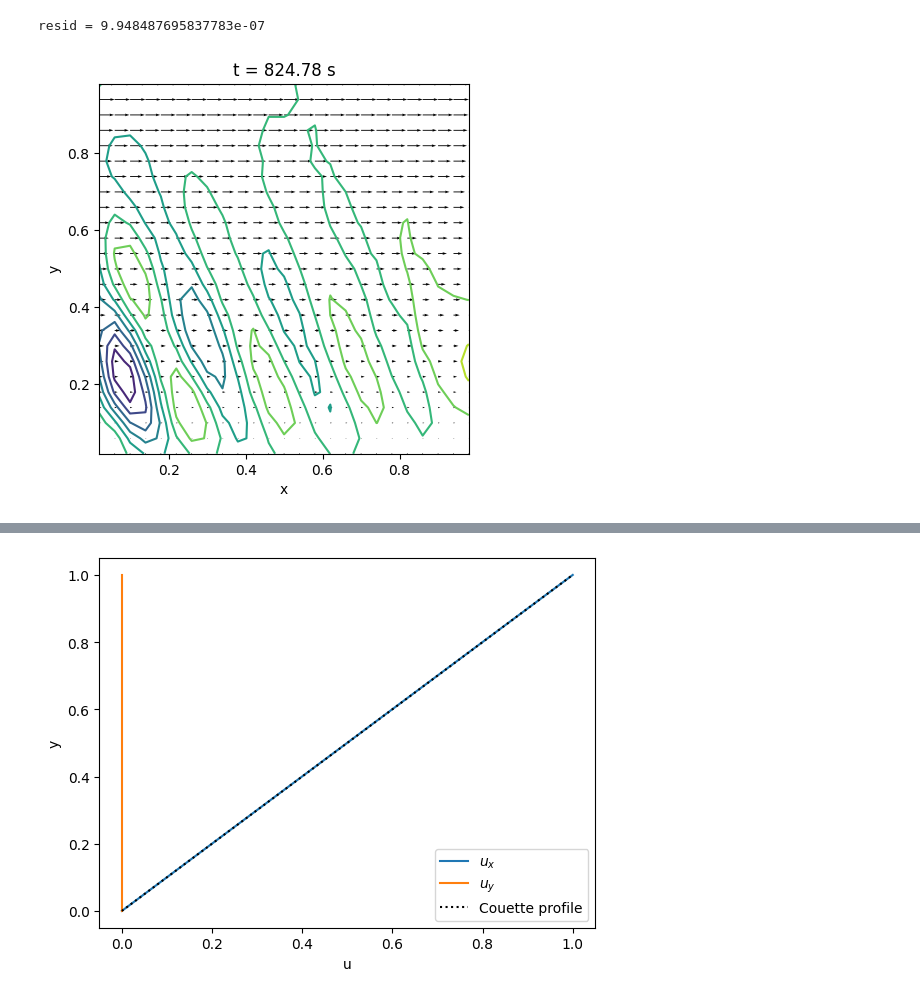
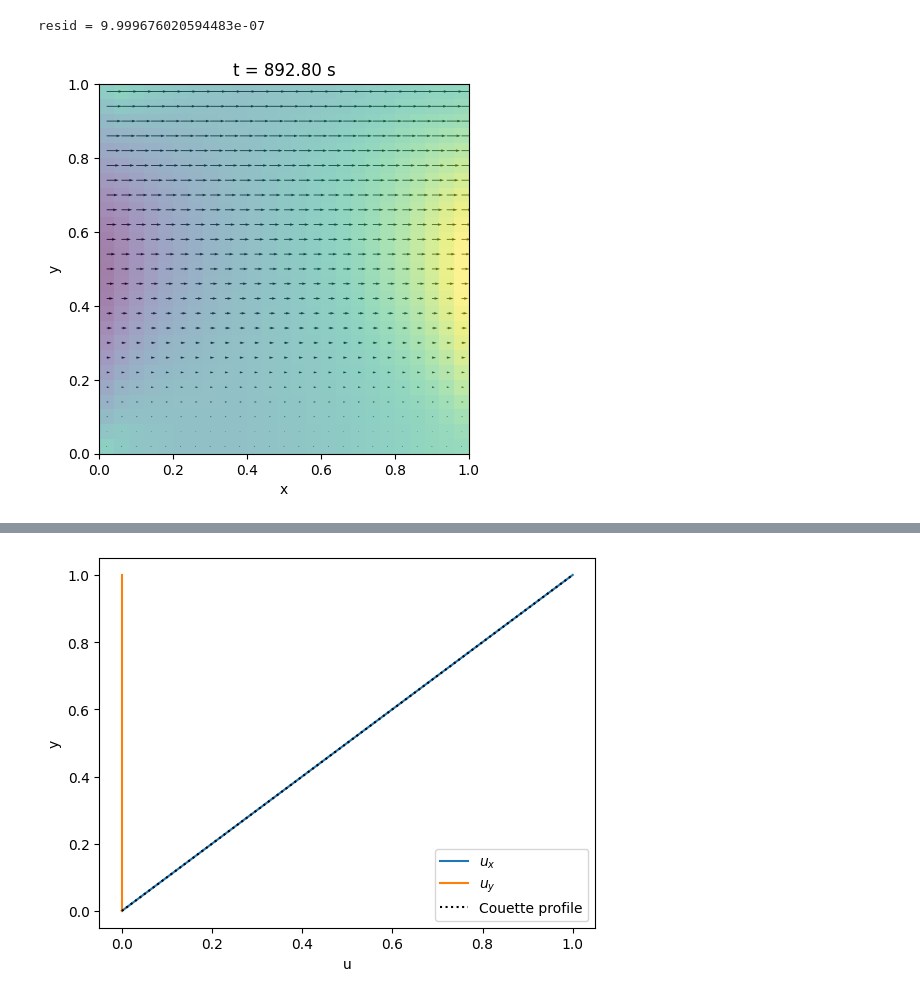
Before and after one commit to mmdski/nsfdpy, a Jupyter notebook: notebooks/couette.ipynb, the cells around one changed output, grey strips where cells are left out. Drawn from its saved outputs; the diff is of its cells as text; code cells hidden in the pictures.

```diff
--- a/notebooks/couette.ipynb
+++ b/notebooks/couette.ipynb
@@ -29,32 +31,32 @@ comp_ts = CompTimeStep(nsfd_config.geometry(),
                    nsfd_config.solver(),
                    nsfd_config.time())
 # %%
-while True:
+for n in range(100000):
 
     dt, (n_it, norm) = comp_ts(u2, p)
 
     if norm > nsfd_config.solver().eps:
-        raise RuntimeError("Computed pressure norm is greater than eps")
+        warnings.warn("Computed pressure norm is greater than eps", RuntimeWarning)
 
     resid.append(u2.res(u1))
     u1.copy(u2)
     t.append(t[-1] + dt)
 
     if resid[-1] < u_eps:
         break
 
 print(f"resid = {resid[-1]}")
 
 fig, ax = plt.subplots()
-p_plot.contour(p, ax=ax)
 vec_plot.quiver(u2, ax=ax)
+p_plot.pcolormesh(p, ax=ax, alpha=0.5)
 ax.set_aspect("equal", "box")
 ax.set_xlabel("x")
 ax.set_ylabel("y")
 _ = ax.set_title(f"t = {t[-1]:.2f} s")
 # %% [output]
-resid = 9.948487695837783e-07
+resid = 9.999676020594483e-07
-[figure, old version]
+[figure, new version]
 # %%
 p.values.min(), p.values.max()
 # %% [output]
```
Also changed, not shown: parts of 3 cells of this notebook, 9 other files.
